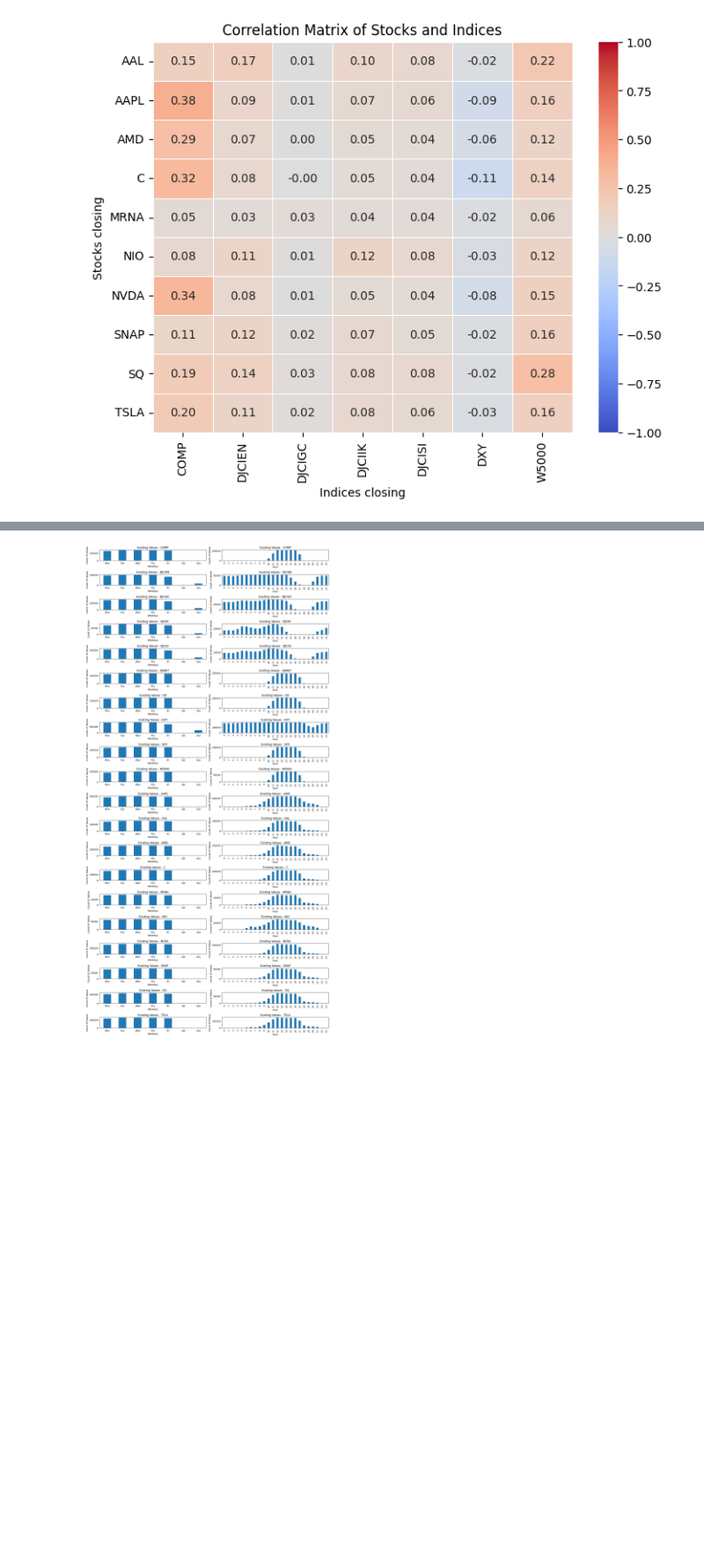
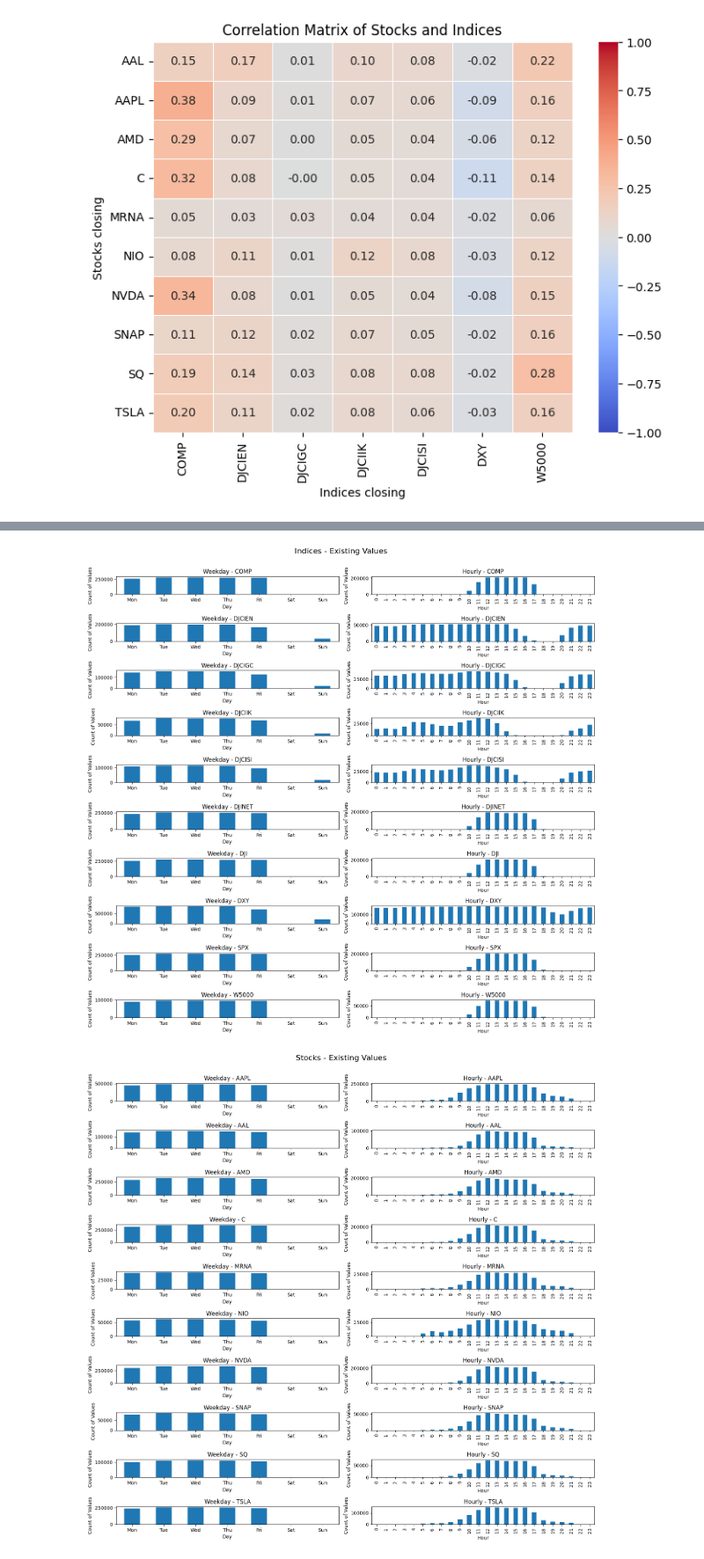
Before and after one commit to Djauschan/Deep_Learning_Projekt_FH_Wedel, a Jupyter notebook: transformer/src_transformers/preprocessing/data_analysis.ipynb, the cells around one changed output, grey strips where cells are left out. Shown at 88% size. Cells and saved outputs as stored; diff of their text form; code cells hidden in the pictures; blank space fills up the shorter version.

Commit message:
Volatility Analysis, Plots Bericht

```diff
--- a/transformer/src_transformers/preprocessing/data_analysis.ipynb
+++ b/transformer/src_transformers/preprocessing/data_analysis.ipynb
@@ -134,39 +164,60 @@ import seaborn as sns
 from datetime import datetime
 from sklearn import preprocessing
 # %%
-df = pd.read_csv('../../data/output/Multi_Symbol_full_dataset.csv')
-df['timestamp'] = df['posix_time'].apply(lambda p : datetime.fromtimestamp(p))
+import pandas as pd
+import matplotlib.pyplot as plt
+import seaborn as sns
+
+df_mv = pd.read_csv('../../data/output/Multi_Symbol_full_dataset.csv')
+df_mv['timestamp'] = df_mv['posix_time'].apply(lambda p : datetime.fromtimestamp(p))
+
 
 # Assuming the relevant columns are from the second column to "close TSLA"
-columns_to_plot = df.drop(['posix_time', 'timestamp', 'last of day', 'first of day'], axis=1).columns
+columns_to_plot = [col for col in df_mv.columns if col.startswith("close ")]
 
-columns_to_plot = [col for col in df.columns if col.startswith("close ")]
+
+indices_columns = columns_to_plot[:10]
+stocks_columns = columns_to_plot[10:]
+
 
 weekday_labels = ['Mon', 'Tue', 'Wed', 'Thu', 'Fri', 'Sat', 'Sun']
 
-# Plot histograms for missing values based on "Tag"
-plt.figure(figsize=(15, 30))
-n_col = len(columns_to_plot)
-i = 1
-for column in columns_to_plot:
-    column_title = column.replace("close ", "")
 
-    plt.subplot(n_col, 2, i)
-    (df[column] != 0).groupby(df['timestamp'].dt.weekday).sum().plot(kind='bar', title=f'Existing Values - {column_title}')
-    plt.xlabel('Weekday')
-    plt.ylabel('Count of Values')
-    plt.xticks(ticks=range(7), labels=weekday_labels, rotation=0)
-    #plt.ylim(0, 300000)
-    i += 1
+def plot_columns(columns, figure_size=(15, 15), title=""):
+    plt.figure(figsize=figure_size)
+    n_col = len(columns)
+    i = 1
+    for column in columns:
+        column_title = column.replace("close ", "")
 
-    plt.subplot(n_col, 2, i)
-    (df[column] != 0).groupby(df['timestamp'].dt.hour).sum().plot(kind='bar', title=f'Existing Values - {column_title}')
-    plt.xlabel('Hour')
-    plt.ylabel('Count of Values')
-    #plt.ylim(0, 200000)
-    i += 1
+        plt.subplot(n_col, 2, i)
+        data = (df_mv[column] != 0).groupby(df_mv['timestamp'].dt.weekday).sum()
+        data.plot(kind='bar', title=f'Weekday - {column_title}')
+        plt.xlabel('Day')
+        plt.ylabel('Count of Values')
+        plt.xticks(ticks=range(7), labels=weekday_labels, rotation=0)
+        #plt.ylim(0, 200000)
 
-plt.tight_layout()
-plt.show()
+        i += 1
+
+        plt.subplot(n_col, 2, i)
+        data_hour = (df_mv[column] != 0).groupby(df_mv['timestamp'].dt.hour).sum()
+        data_hour.plot(kind='bar', title=f'Hourly - {column_title}')
+        plt.xlabel('Hour')
+        plt.ylabel('Count of Values')
+        #lt.ylim(0, 200000)
+
+        i += 1
+
+    plt.tight_layout(rect=[0, 0.03, 1, 0.95])
+    plt.suptitle(title, fontsize=16)
+    plt.show()
+
+# Indices plot
+plot_columns(indices_columns, title = "Indices - Existing Values")
+
+# Stocks plot
+plot_columns(stocks_columns, title = "Stocks - Existing Values")
 # %% [output]
-[figure, old version]
+[figure, new version]
+[figure, added]
```
Also changed, not shown: parts of 7 cells of this notebook.
